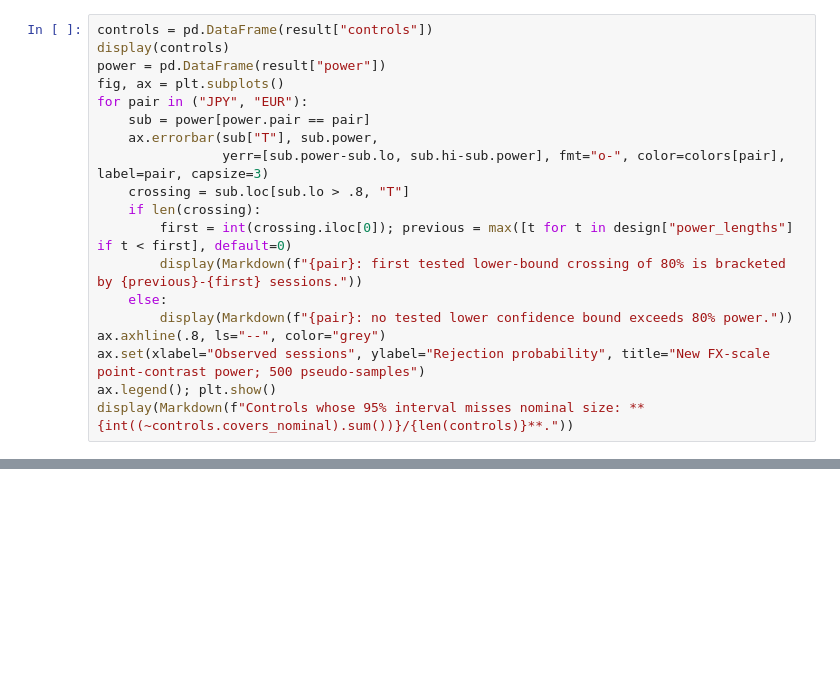
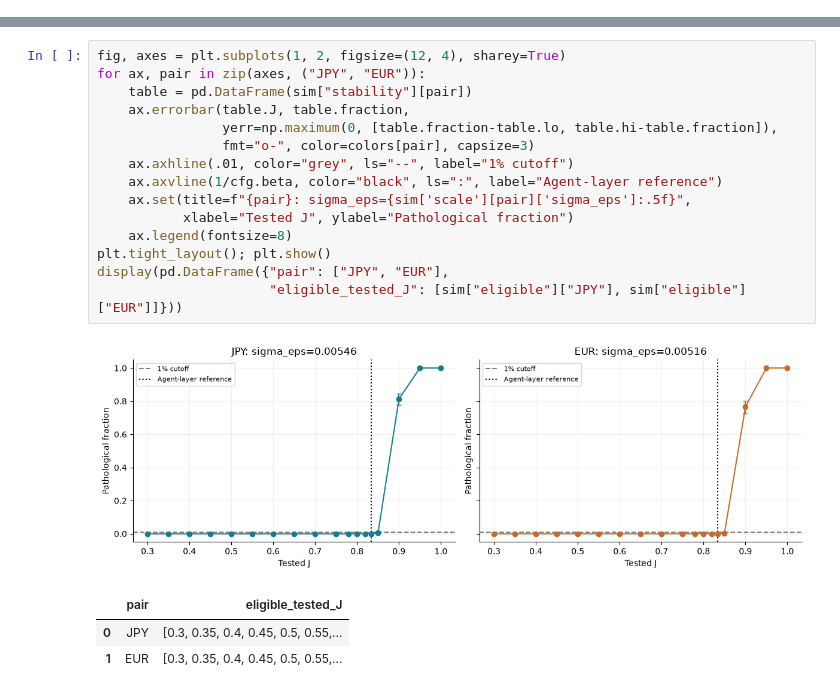
Before and after one commit to mghouse17/PBMRS-1, a Jupyter notebook: Public Repo/notebooks/03_fx_regime_calibration.ipynb, the cells around one changed output, grey strips where cells are left out. Drawn from its saved outputs; the diff is of its cells as text; blank space fills up the shorter version.

```diff
--- a/Public Repo/notebooks/03_fx_regime_calibration.ipynb
+++ b/Public Repo/notebooks/03_fx_regime_calibration.ipynb
@@ -347,19 +0,0 @@ counted as independent replications. The 500 calibration/999 null paths are new
-# %%
-controls = pd.DataFrame(result["controls"])
-display(controls)
-power = pd.DataFrame(result["power"])
-fig, ax = plt.subplots()
-for pair in ("JPY", "EUR"):
-    sub = power[power.pair == pair]
-    ax.errorbar(sub["T"], sub.power,
-                yerr=[sub.power-sub.lo, sub.hi-sub.power], fmt="o-", color=colors[pair], label=pair, capsize=3)
-    crossing = sub.loc[sub.lo > .8, "T"]
-    if len(crossing):
-        first = int(crossing.iloc[0]); previous = max([t for t in design["power_lengths"] if t < first], default=0)
-        display(Markdown(f"{pair}: first tested lower-bound crossing of 80% is bracketed by {previous}-{first} sessions."))
-    else:
-        display(Markdown(f"{pair}: no tested lower confidence bound exceeds 80% power."))
-ax.axhline(.8, ls="--", color="grey")
-ax.set(xlabel="Observed sessions", ylabel="Rejection probability", title="New FX-scale point-contrast power; 500 pseudo-samples")
-ax.legend(); plt.show()
-display(Markdown(f"Controls whose 95% interval misses nominal size: **{int((~controls.covers_nominal).sum())}/{len(controls)}**."))
@@ -625,0 +104,20 @@ All raw, source and simulation manifests validated at notebook start.
+# %%
+fig, axes = plt.subplots(1, 2, figsize=(12, 4), sharey=True)
+for ax, pair in zip(axes, ("JPY", "EUR")):
+    table = pd.DataFrame(sim["stability"][pair])
+    ax.errorbar(table.J, table.fraction,
+                yerr=np.maximum(0, [table.fraction-table.lo, table.hi-table.fraction]),
+                fmt="o-", color=colors[pair], capsize=3)
+    ax.axhline(.01, color="grey", ls="--", label="1% cutoff")
+    ax.axvline(1/cfg.beta, color="black", ls=":", label="Agent-layer reference")
+    ax.set(title=f"{pair}: sigma_eps={sim['scale'][pair]['sigma_eps']:.5f}",
+           xlabel="Tested J", ylabel="Pathological fraction")
+    ax.legend(fontsize=8)
+plt.tight_layout(); plt.show()
+display(pd.DataFrame({"pair": ["JPY", "EUR"],
+                      "eligible_tested_J": [sim["eligible"]["JPY"], sim["eligible"]["EUR"]]}))
+# %% [output]
+[figure, added]
+|  | pair | eligible_tested_J |
+| 0 | JPY | [0.3, 0.35, 0.4, 0.45, 0.5, 0.55,... |
+| 1 | EUR | [0.3, 0.35, 0.4, 0.45, 0.5, 0.55,... |
```
Also changed, not shown: parts of 65 cells of this notebook, 14 other files.
